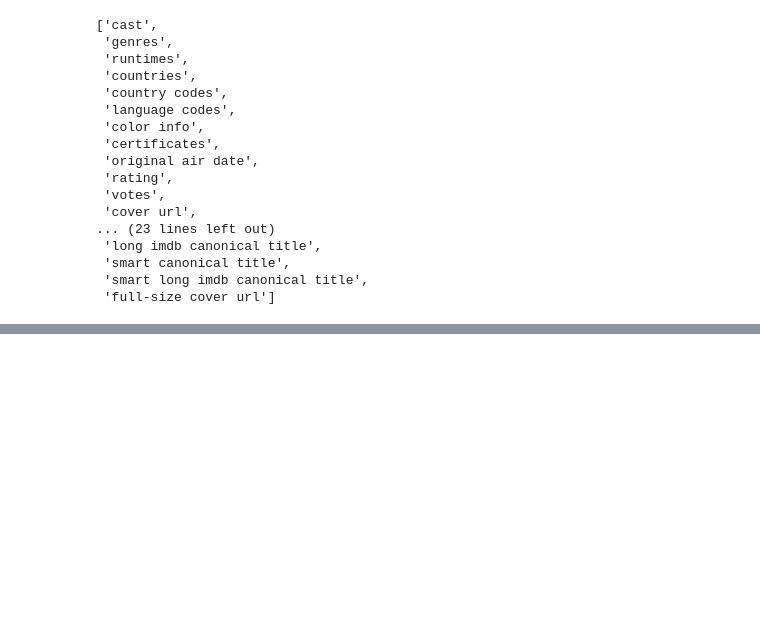
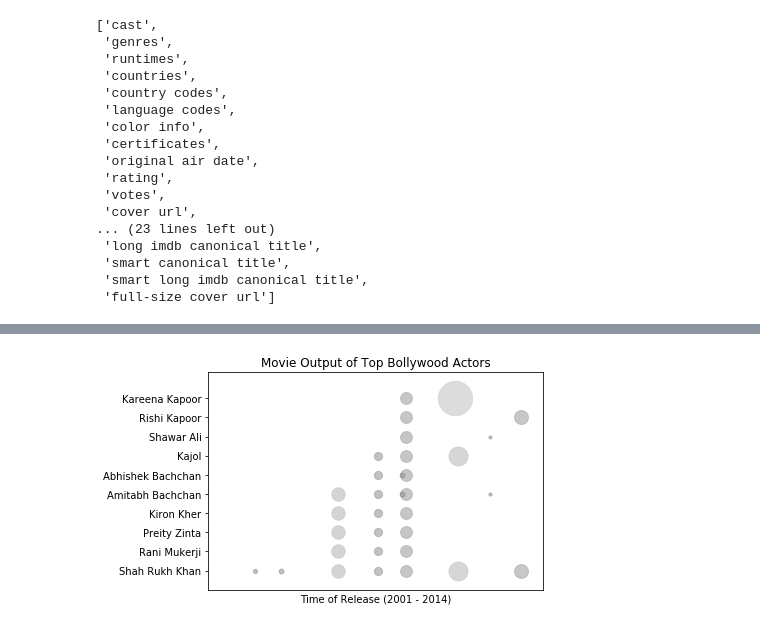
Before and after one commit to shreyshrey1/Bollywood-Data-Science, a Jupyter notebook: Bolllywood Movie Analysis.ipynb, the cells around one changed output, grey strips where cells are left out. Cells and saved outputs as stored; diff of their text form; code cells hidden in the pictures; blank space fills up the shorter version.

```diff
--- a/Bolllywood Movie Analysis.ipynb
+++ b/Bolllywood Movie Analysis.ipynb
@@ -95,0 +168,18 @@ df.to_csv("our_data.csv")
+# %%
+# Get list of names of the top actors
+top_actors = list(movies_per_actor.keys())
+#plt.yticks(range(len(top_actors)), top_actors)
+
+# go through all data
+for i in range(actor_data["ActorName"].count()):
+    name = actor_data["ActorName"][i]
+    # only plot if in top actors list
+    if name in top_actors:
+        plt.scatter(actor_data["ReleaseDate"][i], name, s=actor_data["MoviePopularity"][i]/250, alpha=(actor_data["MovieRating"][i]/10), c=str(float(actor_data["MovieRating"][i]/10)))
+
+plt.xticks([])
+plt.xlabel('Time of Release (2001 - 2014)')
+plt.title('Movie Output of Top Bollywood Actors')
+plt.show()
+# %% [output]
+[figure, added]
```
Also changed, not shown: parts of 5 cells of this notebook.
